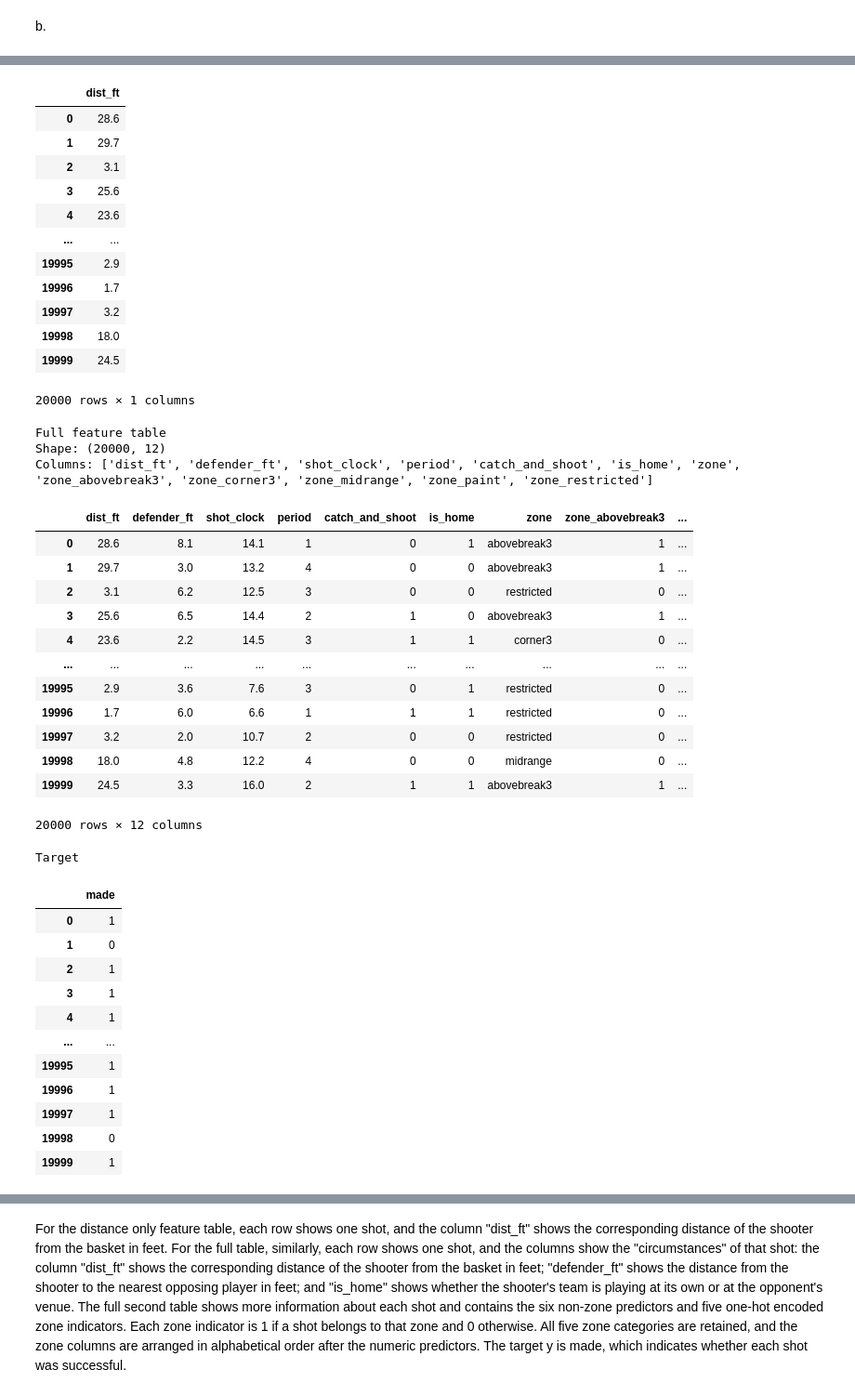
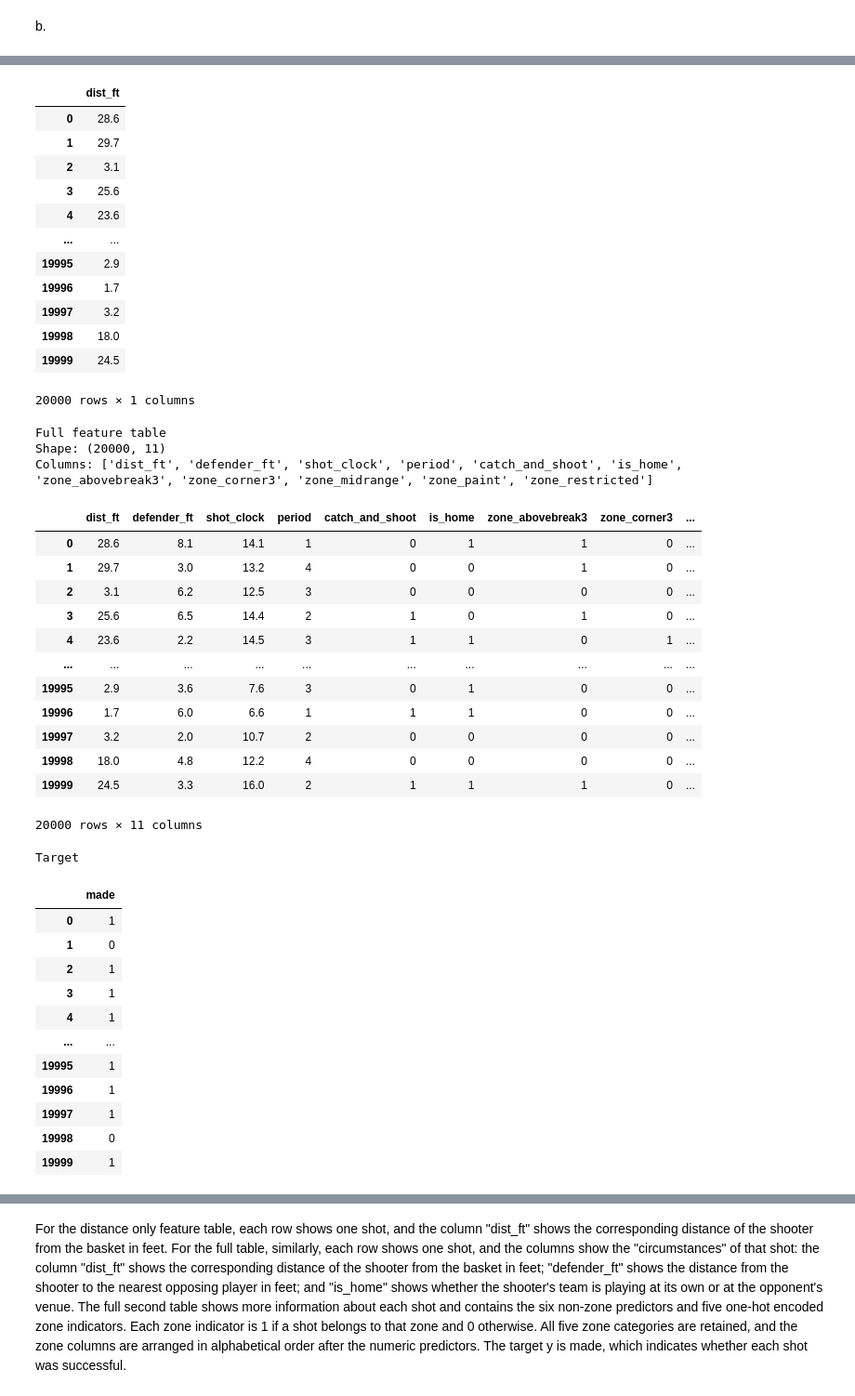
Before and after one commit to contre55/ie332-project-group-, a Jupyter notebook: A2.ipynb, the cells around one changed output, grey strips where cells are left out. Shown at 93% size. Saved outputs shown, nothing was run; the diff lists cells and outputs as text; code cells hidden in the pictures.

```diff
--- a/A2.ipynb
+++ b/A2.ipynb
@@ -50,55 +50,55 @@ full_features = ["dist_ft", "defender_ft", "shot_clock", "period", "catch_and_sh
 X_zone = pd.get_dummies(shots["zone"], prefix="zone", dtype=int)
 
 # Aphabetical order
-X_full = pd.concat([shots[full_features], X_zone.sort_index(axis=1)], axis=1)
+X_full = pd.concat([shots[full_features].drop(columns="zone"), X_zone.sort_index(axis=1)], axis=1)
 
 y = shots["made"]
 
 print("Distance-only feature table")
 print("Shape:", X_distance.shape)
 print("Columns:", X_distance.columns.tolist())
 display(X_distance)
 
 print("\nFull feature table")
 print("Shape:", X_full.shape)
 print("Columns:", X_full.columns.tolist())
 display(X_full)
 
 print("\nTarget")
 display(y)
 # %% [output]
 Distance-only feature table
 Shape: (20000, 1)
 Columns: ['dist_ft']
 |  | dist_ft |
 | 0 | 28.6 |
 | 1 | 29.7 |
 | 2 | 3.1 |
 | 3 | 25.6 |
 | 4 | 23.6 |
 | ... | ... |
 | 19995 | 2.9 |
 | 19996 | 1.7 |
 | 19997 | 3.2 |
 | 19998 | 18.0 |
 | 19999 | 24.5 |
 20000 rows × 1 columns
 Full feature table
-Shape: (20000, 12)
-Columns: ['dist_ft', 'defender_ft', 'shot_clock', 'period', 'catch_and_shoot', 'is_home', 'zone', 'zone_abovebreak3', 'zone_corner3', 'zone_midrange', 'zone_paint', 'zone_restricted']
+Shape: (20000, 11)
+Columns: ['dist_ft', 'defender_ft', 'shot_clock', 'period', 'catch_and_shoot', 'is_home', 'zone_abovebreak3', 'zone_corner3', 'zone_midrange', 'zone_paint', 'zone_restricted']
-|  | dist_ft | defender_ft | shot_clock | period | catch_and_shoot | is_home | zone | zone_abovebreak3 | ... |
-| 0 | 28.6 | 8.1 | 14.1 | 1 | 0 | 1 | abovebreak3 | 1 | ... |
-| 1 | 29.7 | 3.0 | 13.2 | 4 | 0 | 0 | abovebreak3 | 1 | ... |
-| 2 | 3.1 | 6.2 | 12.5 | 3 | 0 | 0 | restricted | 0 | ... |
-| 3 | 25.6 | 6.5 | 14.4 | 2 | 1 | 0 | abovebreak3 | 1 | ... |
-| 4 | 23.6 | 2.2 | 14.5 | 3 | 1 | 1 | corner3 | 0 | ... |
+|  | dist_ft | defender_ft | shot_clock | period | catch_and_shoot | is_home | zone_abovebreak3 | zone_corner3 | ... |
+| 0 | 28.6 | 8.1 | 14.1 | 1 | 0 | 1 | 1 | 0 | ... |
+| 1 | 29.7 | 3.0 | 13.2 | 4 | 0 | 0 | 1 | 0 | ... |
+| 2 | 3.1 | 6.2 | 12.5 | 3 | 0 | 0 | 0 | 0 | ... |
+| 3 | 25.6 | 6.5 | 14.4 | 2 | 1 | 0 | 1 | 0 | ... |
+| 4 | 23.6 | 2.2 | 14.5 | 3 | 1 | 1 | 0 | 1 | ... |
 | ... | ... | ... | ... | ... | ... | ... | ... | ... | ... |
-| 19995 | 2.9 | 3.6 | 7.6 | 3 | 0 | 1 | restricted | 0 | ... |
-| 19996 | 1.7 | 6.0 | 6.6 | 1 | 1 | 1 | restricted | 0 | ... |
-| 19997 | 3.2 | 2.0 | 10.7 | 2 | 0 | 0 | restricted | 0 | ... |
-| 19998 | 18.0 | 4.8 | 12.2 | 4 | 0 | 0 | midrange | 0 | ... |
-| 19999 | 24.5 | 3.3 | 16.0 | 2 | 1 | 1 | abovebreak3 | 1 | ... |
+| 19995 | 2.9 | 3.6 | 7.6 | 3 | 0 | 1 | 0 | 0 | ... |
+| 19996 | 1.7 | 6.0 | 6.6 | 1 | 1 | 1 | 0 | 0 | ... |
+| 19997 | 3.2 | 2.0 | 10.7 | 2 | 0 | 0 | 0 | 0 | ... |
+| 19998 | 18.0 | 4.8 | 12.2 | 4 | 0 | 0 | 0 | 0 | ... |
+| 19999 | 24.5 | 3.3 | 16.0 | 2 | 1 | 1 | 1 | 0 | ... |
-20000 rows × 12 columns
+20000 rows × 11 columns
 Target
 |  | made |
 | 0 | 1 |
```
Also changed, not shown: parts of 4 cells of this notebook.
